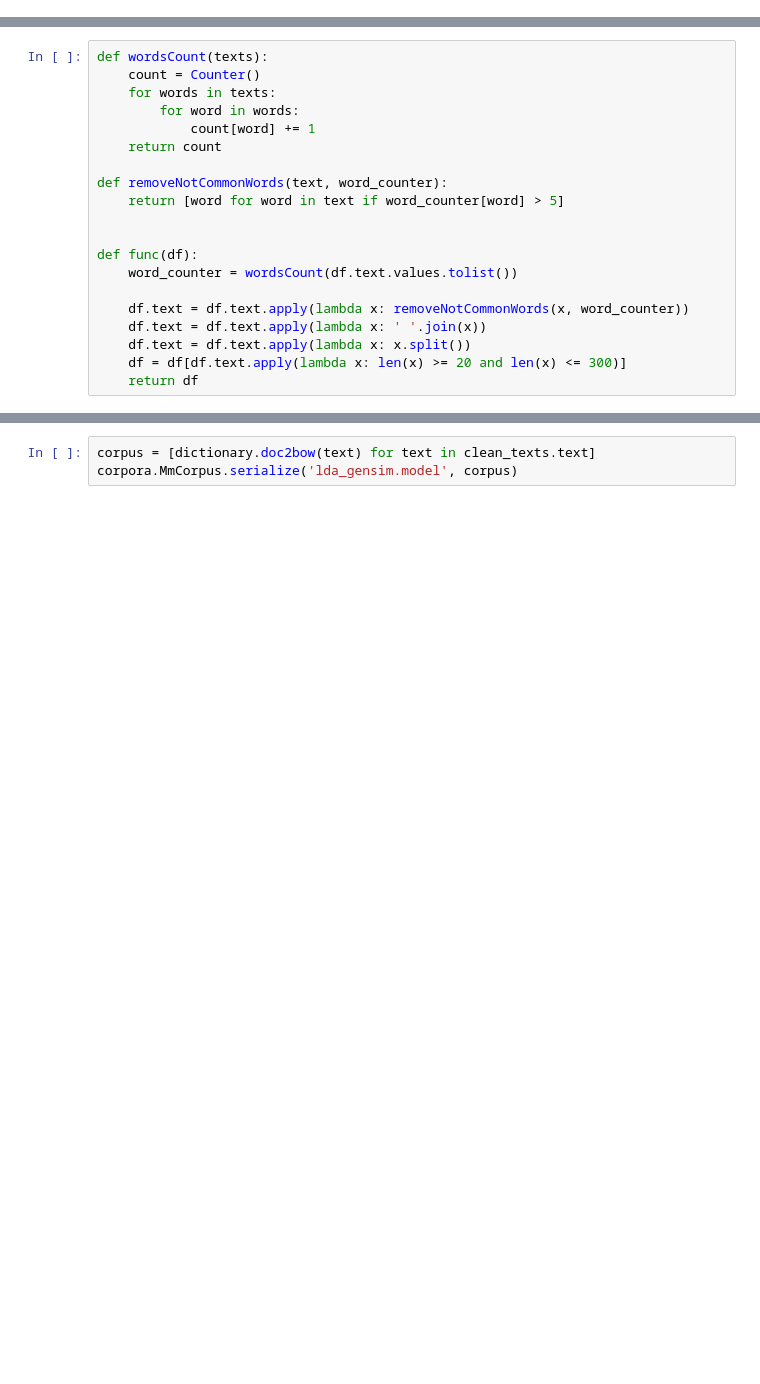
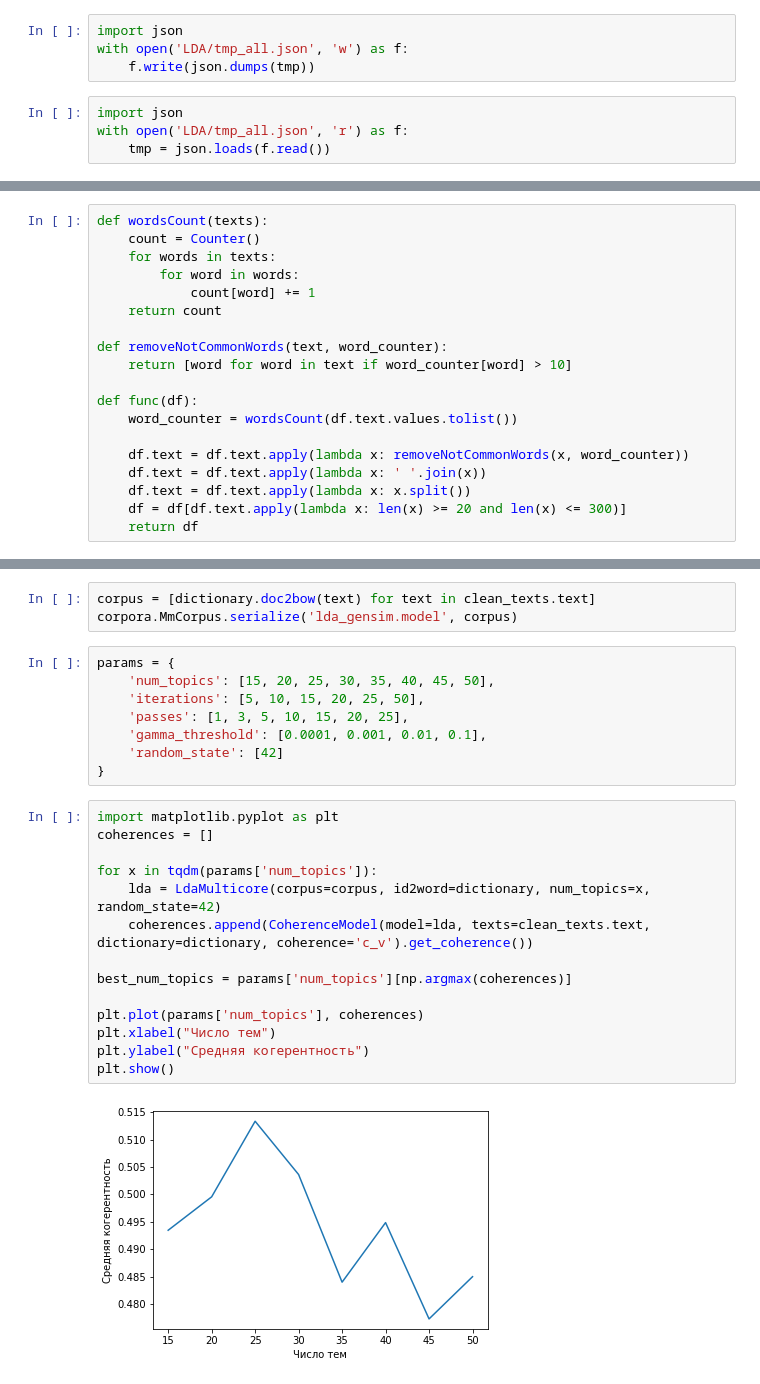
Before and after one commit to mschelushkin/covid-vk, a Jupyter notebook: LDA_model.ipynb, the cells around one changed output, grey strips where cells are left out. Cells and saved outputs as stored; diff of their text form; blank space fills up the shorter version.

```diff
--- a/LDA_model.ipynb
+++ b/LDA_model.ipynb
@@ -103,3 +105,11 @@ Wall time: 33min 39s
+# %%
+import json
+with open('LDA/tmp_all.json', 'w') as f:
+    f.write(json.dumps(tmp))
+# %%
+import json
+with open('LDA/tmp_all.json', 'r') as f:
+    tmp = json.loads(f.read())
 # %%
 comments_lemmatized_df = pd.DataFrame({'text' : tmp, 'date' : allCommentsDF.date})
 # %%
@@ -111,8 +121,7 @@ def wordsCount(texts):
     return count
 
 def removeNotCommonWords(text, word_counter):
-    return [word for word in text if word_counter[word] > 5]
-
+    return [word for word in text if word_counter[word] > 10]
 
 def func(df):
     word_counter = wordsCount(df.text.values.tolist())
@@ -132,3 +157,27 @@ dictionary.save('lda.dict')
 # %%
 corpus = [dictionary.doc2bow(text) for text in clean_texts.text]
 corpora.MmCorpus.serialize('lda_gensim.model', corpus)
+# %%
+params = {
+    'num_topics': [15, 20, 25, 30, 35, 40, 45, 50],
+    'iterations': [5, 10, 15, 20, 25, 50],
+    'passes': [1, 3, 5, 10, 15, 20, 25],
+    'gamma_threshold': [0.0001, 0.001, 0.01, 0.1],
+    'random_state': [42]
+}
+# %%
+import matplotlib.pyplot as plt
+coherences = []
+
+for x in tqdm(params['num_topics']):
+    lda = LdaMulticore(corpus=corpus, id2word=dictionary, num_topics=x, random_state=42)
+    coherences.append(CoherenceModel(model=lda, texts=clean_texts.text, dictionary=dictionary, coherence='c_v').get_coherence())
+
+best_num_topics = params['num_topics'][np.argmax(coherences)]
+
+plt.plot(params['num_topics'], coherences)
+plt.xlabel("Число тем")
+plt.ylabel("Средняя когерентность")
+plt.show()
+# %% [output]
+[figure, added]
```
Also changed, not shown: parts of 21 cells of this notebook, 11 other files.
